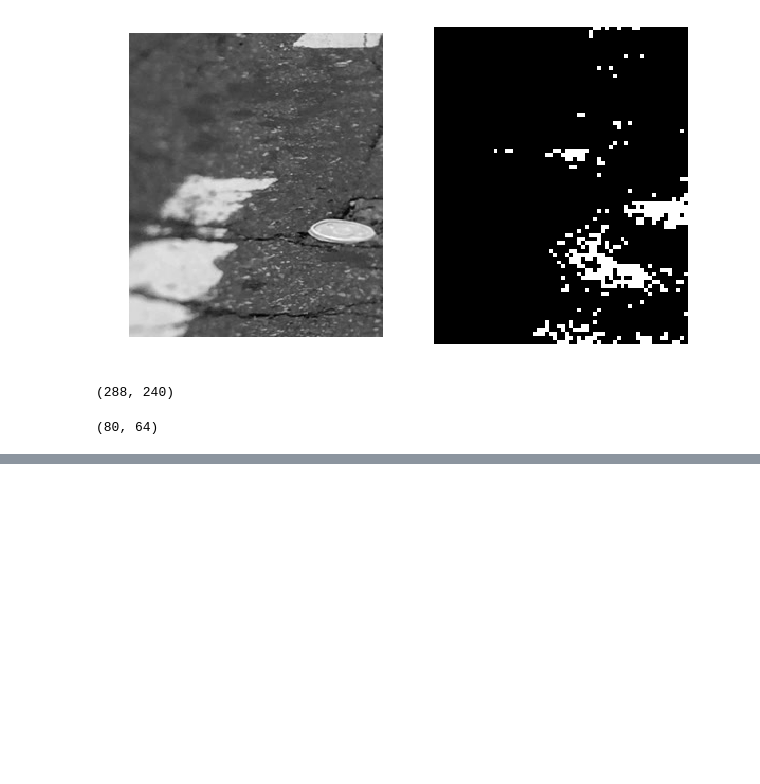
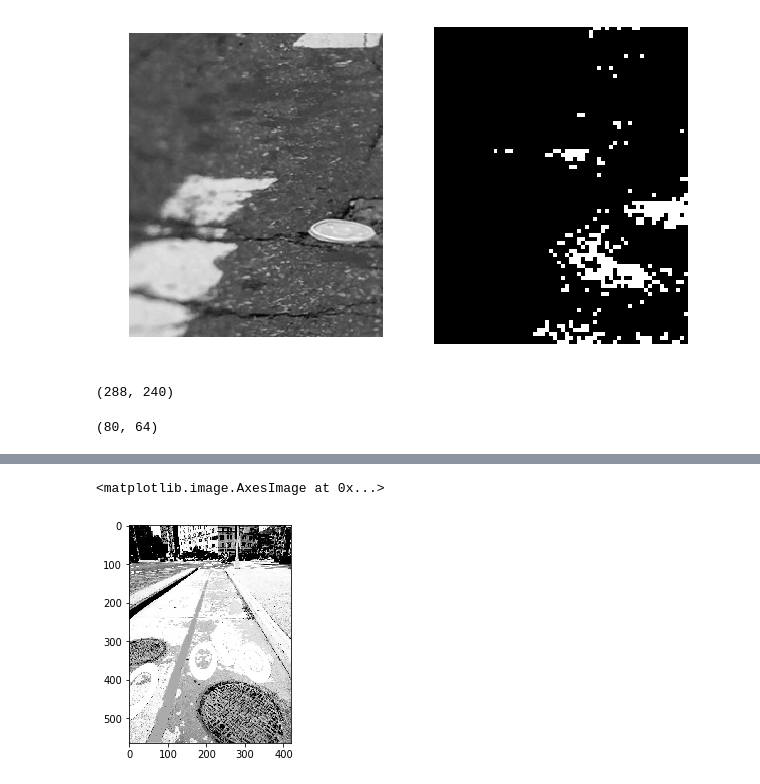
Before and after one commit to gperrin12/bike_lane_pothole_cv_detection, a Jupyter notebook: neural_networks_defect_detection_111517_GTP.ipynb, the cells around one changed output, grey strips where cells are left out. Saved outputs shown, nothing was run; the diff lists cells and outputs as text; code cells hidden in the pictures; blank space fills up the shorter version.

```diff
--- a/neural_networks_defect_detection_111517_GTP.ipynb
+++ b/neural_networks_defect_detection_111517_GTP.ipynb
@@ -432,0 +544,9 @@ detect.shape
+# %%
+# -- get the image path
+impath3 = os.path.join("raw_pictures", "sewer_prospect_heights.jpg")
+
+# -- read in the images
+img3 = nd.imread(impath3)
+
+# -- convert to luminosity
+img3_L = img3.mean(-1) / 255.
@@ -432,0 +557,6 @@ detect.shape
+# %%
+# -- plot the images
+plt.imshow(img3_L)
+# %% [output]
+<matplotlib.image.AxesImage at 0x...>
+[figure, added]
```
Also changed, not shown: parts of 36 cells of this notebook.
